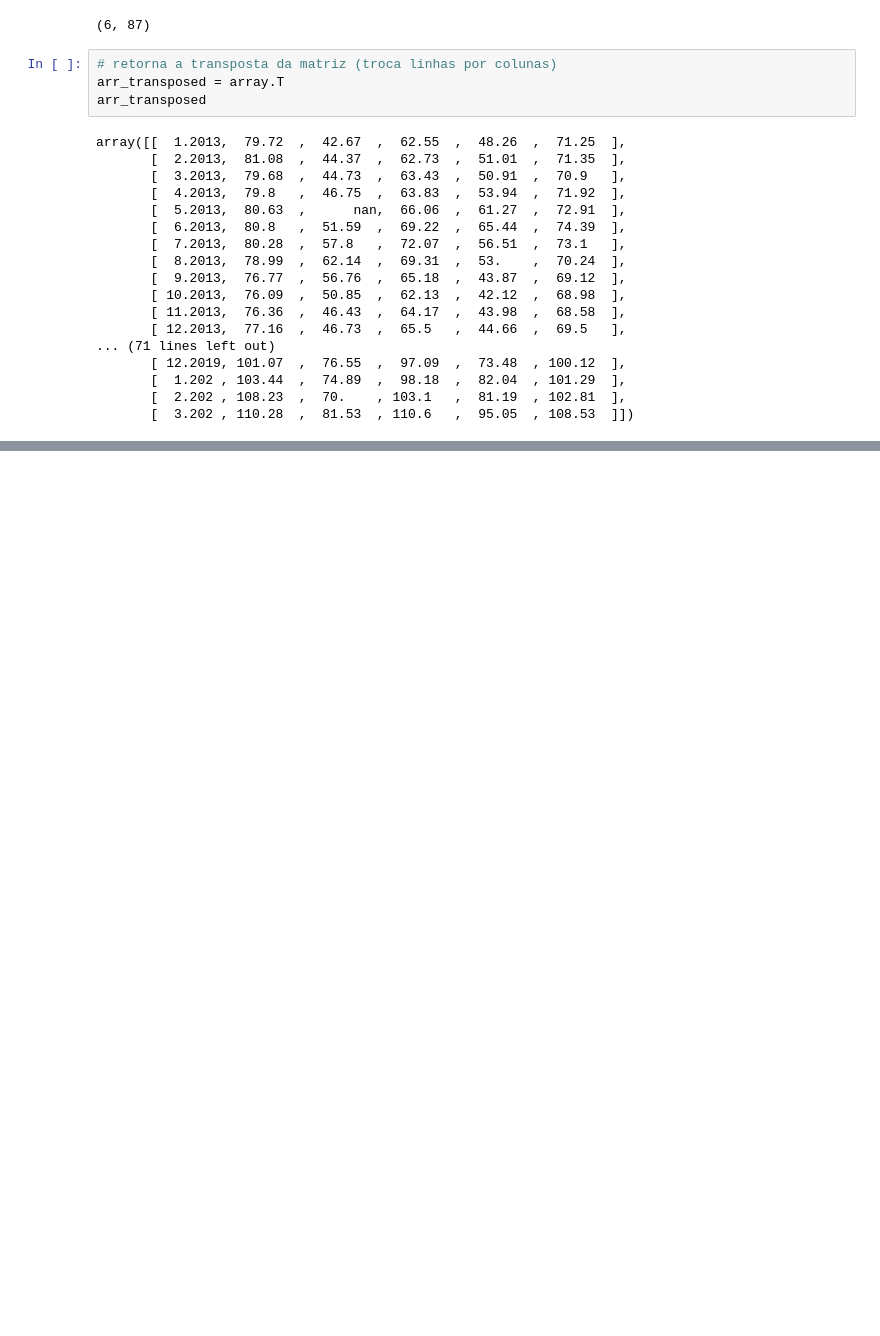
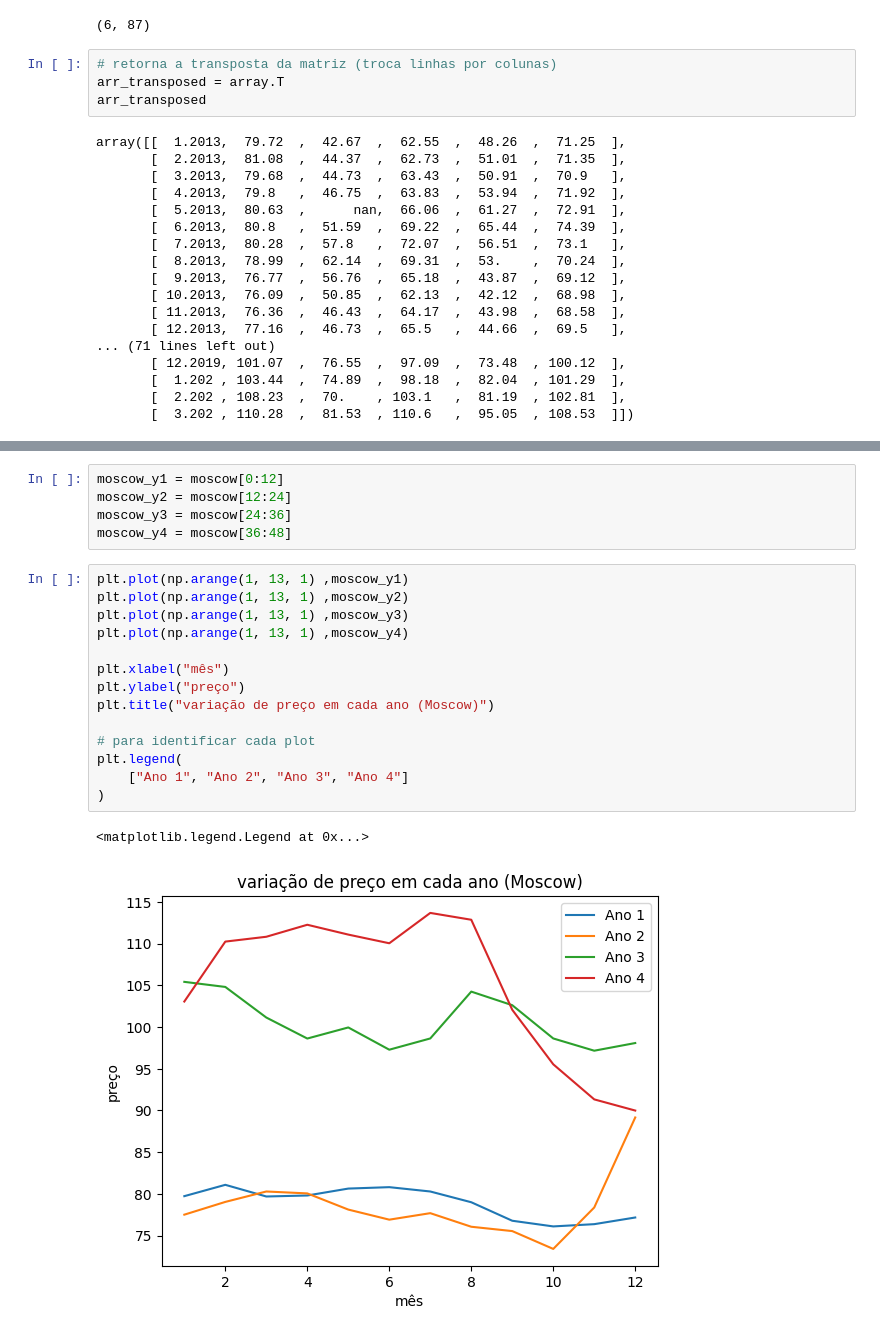
Before and after one commit to ruantos/python-para-data, a Jupyter notebook: numpy/aula_1.ipynb, the cells around one changed output, grey strips where cells are left out. Drawn from its saved outputs; the diff is of its cells as text; blank space fills up the shorter version.

```diff
--- a/numpy/aula_1.ipynb
+++ b/numpy/aula_1.ipynb
@@ -54,0 +72,22 @@ arr_fruits = np.loadtxt(url_fruits, delimiter=",",
+# %%
+moscow_y1 = moscow[0:12]
+moscow_y2 = moscow[12:24]
+moscow_y3 = moscow[24:36]
+moscow_y4 = moscow[36:48]
+# %%
+plt.plot(np.arange(1, 13, 1) ,moscow_y1)
+plt.plot(np.arange(1, 13, 1) ,moscow_y2)
+plt.plot(np.arange(1, 13, 1) ,moscow_y3)
+plt.plot(np.arange(1, 13, 1) ,moscow_y4)
+
+plt.xlabel("mês")
+plt.ylabel("preço")
+plt.title("variação de preço em cada ano (Moscow)")
+
+# para identificar cada plot
+plt.legend(
+    ["Ano 1", "Ano 2", "Ano 3", "Ano 4"]
+)
+# %% [output]
+<matplotlib.legend.Legend at 0x...>
+[figure, added]
```
Also changed, not shown: parts of 11 cells of this notebook.
